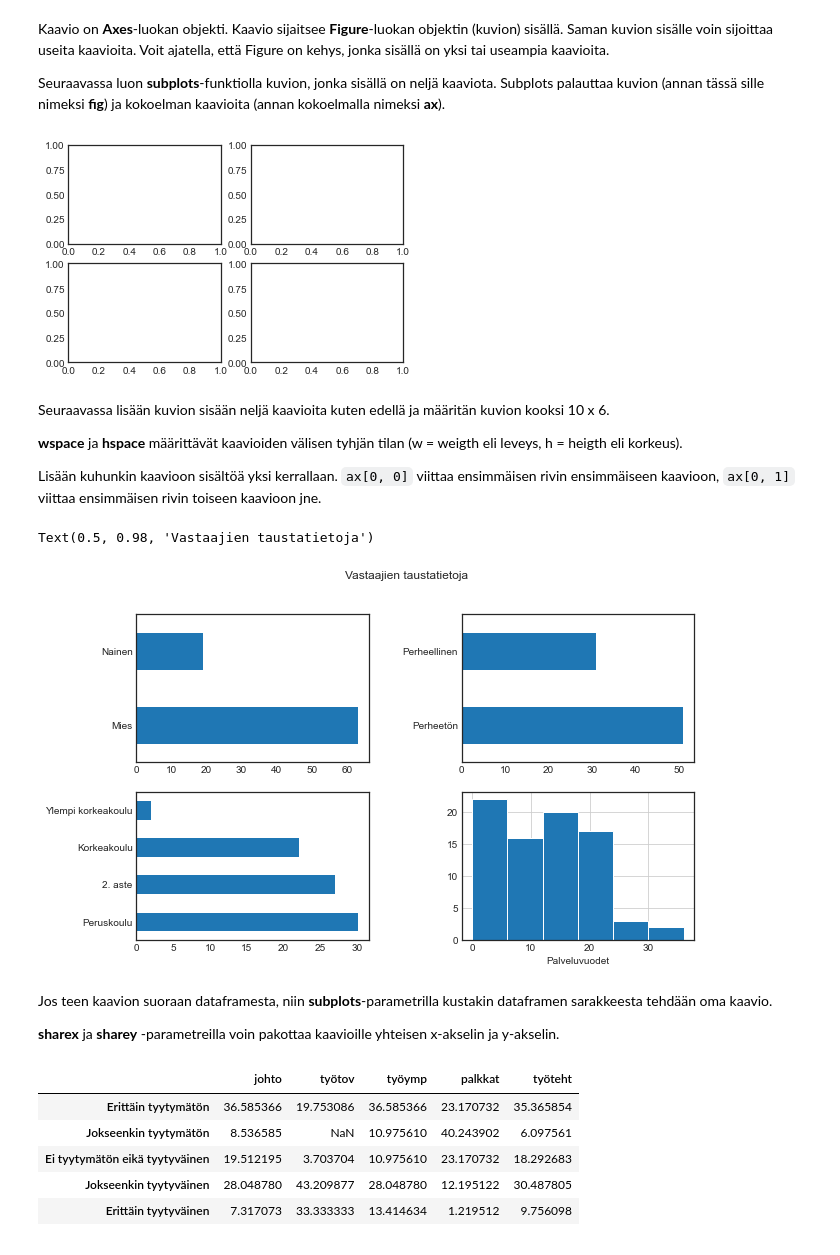
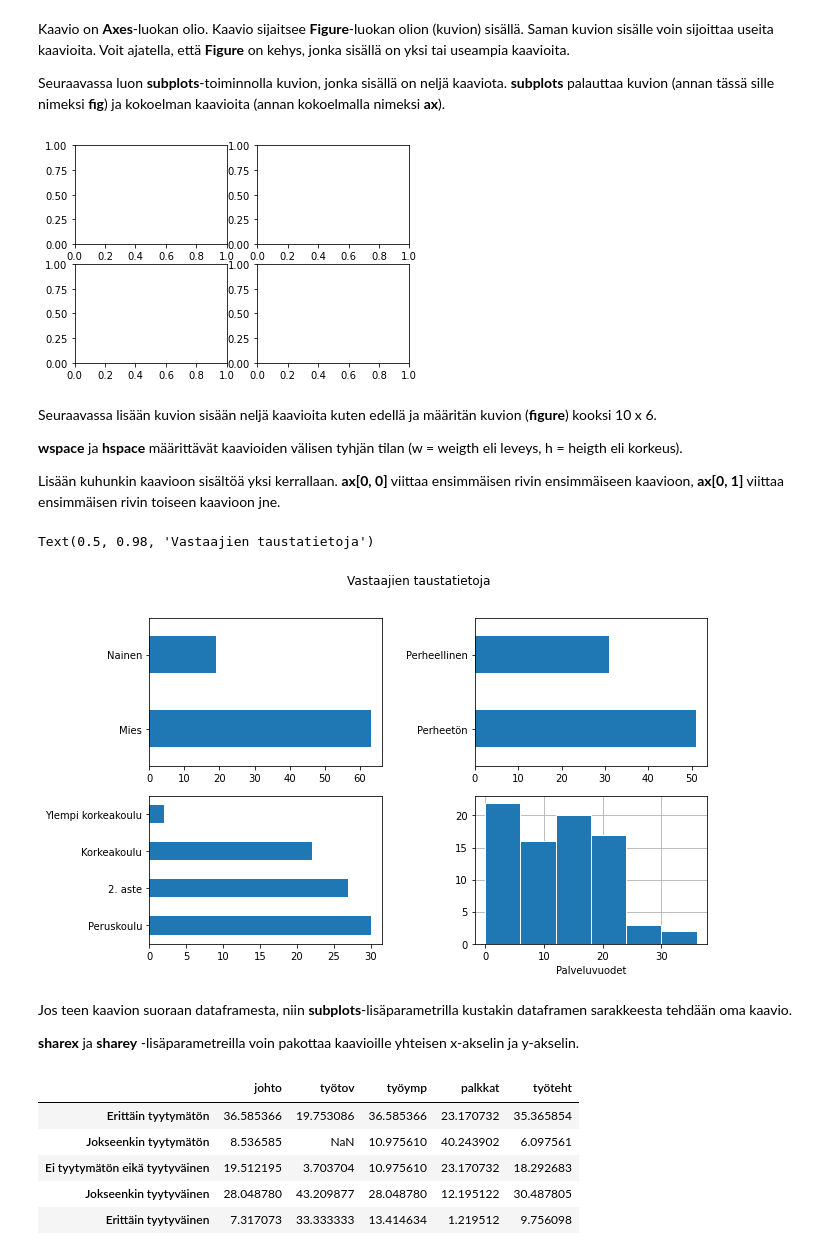
Before and after one commit to taanila/kaaviot, a Jupyter notebook: matplotlib7.ipynb, the cells around one changed output. Saved outputs shown, nothing was run; the diff lists cells and outputs as text; code cells hidden in the pictures.

Commit message:
Usean kaavion kuviot

```diff
--- a/matplotlib7.ipynb
+++ b/matplotlib7.ipynb
@@ -23,11 +24,9 @@ https://nbviewer.jupyter.org/github/taanila/kaaviot/blob/master/matplotlib6.ipyn
 import numpy as np
 import pandas as pd
 import matplotlib.pyplot as plt
-
-plt.style.use('seaborn-white')
 # %%
-df = pd.read_excel('http://taanila.fi/data1.xlsx')
-df
+df = pd.read_excel('https://taanila.fi/data1.xlsx')
+df.head()
 # %% [output]
 |  | nro | sukup | ikä | perhe | koulutus | palveluv | palkka | johto | työtov | työymp | palkkat | ... |
 | 0 | 1 | 1 | 38 | 1 | 1.0 | 22.0 | 3587 | 3 | 3.0 | 3 | 3 | ... |
@@ -45,42 +37,42 @@ df
 # %% [markdown]
-Kaavio on **Axes**-luokan objekti. Kaavio sijaitsee **Figure**-luokan objektin (kuvion) sisällä. Saman kuvion sisälle voin sijoittaa useita kaavioita. Voit ajatella, että Figure on kehys, jonka sisällä on yksi tai useampia kaavioita.
+Kaavio on <b>Axes</b>-luokan olio. Kaavio sijaitsee <b>Figure</b>-luokan olion (kuvion) sisällä. Saman kuvion sisälle voin sijoittaa useita kaavioita. Voit ajatella, että <b>Figure</b> on kehys, jonka sisällä on yksi tai useampia kaavioita.
 
-Seuraavassa luon **subplots**-funktiolla kuvion, jonka sisällä on neljä kaaviota. Subplots palauttaa kuvion (annan tässä sille nimeksi **fig**) ja kokoelman kaavioita (annan kokoelmalla nimeksi **ax**).
+Seuraavassa luon <b>subplots</b>-toiminnolla kuvion, jonka sisällä on neljä kaaviota. <b>subplots</b> palauttaa kuvion (annan tässä sille nimeksi <b>fig</b>) ja kokoelman kaavioita (annan kokoelmalla nimeksi <b>ax</b>).
 # %%
-fig, ax = plt.subplots(nrows=2, ncols=2)
+fig, ax = plt.subplots(nrows = 2, ncols = 2)
 # %% [output]
-[figure, old version]
+[figure, new version]
 # %% [markdown]
-Seuraavassa lisään kuvion sisään neljä kaavioita kuten edellä ja määritän kuvion kooksi 10 x 6.
+Seuraavassa lisään kuvion sisään neljä kaavioita kuten edellä ja määritän kuvion (<b>figure</b>) kooksi 10 x 6.
 
-**wspace** ja **hspace** määrittävät kaavioiden välisen tyhjän tilan (w = weigth eli leveys, h = heigth eli korkeus).
+<b>wspace</b> ja <b>hspace</b> määrittävät kaavioiden välisen tyhjän tilan (w = weigth eli leveys, h = heigth eli korkeus).
 
-Lisään kuhunkin kaavioon sisältöä yksi kerrallaan. `ax[0, 0]` viittaa ensimmäisen rivin ensimmäiseen kaavioon, `ax[0, 1]` viittaa ensimmäisen rivin toiseen kaavioon jne.
+Lisään kuhunkin kaavioon sisältöä yksi kerrallaan. <b>ax[0, 0]</b> viittaa ensimmäisen rivin ensimmäiseen kaavioon, <b>ax[0, 1]</b> viittaa ensimmäisen rivin toiseen kaavioon jne.
 # %%
-fig, ax = plt.subplots(nrows=2, ncols=2, figsize=(10, 6))
+fig, ax = plt.subplots(nrows = 2, ncols = 2, figsize = (10, 6))
 
-fig.subplots_adjust(wspace=0.4, hspace=0.2)
+fig.subplots_adjust(wspace = 0.4, hspace = 0.2)
 
-df['sukup'].value_counts().plot.barh(ax=ax[0, 0])
+df['sukup'].value_counts().plot.barh(ax = ax[0, 0])
 ax[0, 0].set_yticklabels(['Mies', 'Nainen'])
 
-df['perhe'].value_counts().plot.barh(ax=ax[0, 1])
+df['perhe'].value_counts().plot.barh(ax = ax[0, 1])
 ax[0, 1].set_yticklabels(['Perheetön', 'Perheellinen'])
 
-df['koulutus'].value_counts().plot.barh(ax=ax[1, 0])
+df['koulutus'].value_counts().plot.barh(ax = ax[1, 0])
 ax[1, 0].set_yticklabels( ['Peruskoulu', '2. aste', 'Korkeakoulu', 'Ylempi korkeakoulu'])
 
-df['palveluv'].hist(bins=6, edgecolor='white', ax=ax[1, 1])
+df['palveluv'].hist(bins = 6, edgecolor = 'white', zorder = 2, ax = ax[1, 1])
 ax[1, 1].set_xlabel('Palveluvuodet')
 
 # Kuvion otsikko
 fig.suptitle('Vastaajien taustatietoja')
 # %% [output]
 Text(0.5, 0.98, 'Vastaajien taustatietoja')
-[figure, old version]
+[figure, new version]
 # %% [markdown]
-Jos teen kaavion suoraan dataframesta, niin **subplots**-parametrilla kustakin dataframen sarakkeesta tehdään oma kaavio.
+Jos teen kaavion suoraan dataframesta, niin <b>subplots</b>-lisäparametrilla kustakin dataframen sarakkeesta tehdään oma kaavio.
 
-**sharex** ja **sharey** -parametreilla voin pakottaa kaavioille yhteisen x-akselin ja y-akselin.
+<b>sharex</b> ja <b>sharey</b> -lisäparametreilla voin pakottaa kaavioille yhteisen x-akselin ja y-akselin.
 # %%
 # Dataframen laskeminen
```
Also changed, not shown: parts of 6 cells of this notebook.
